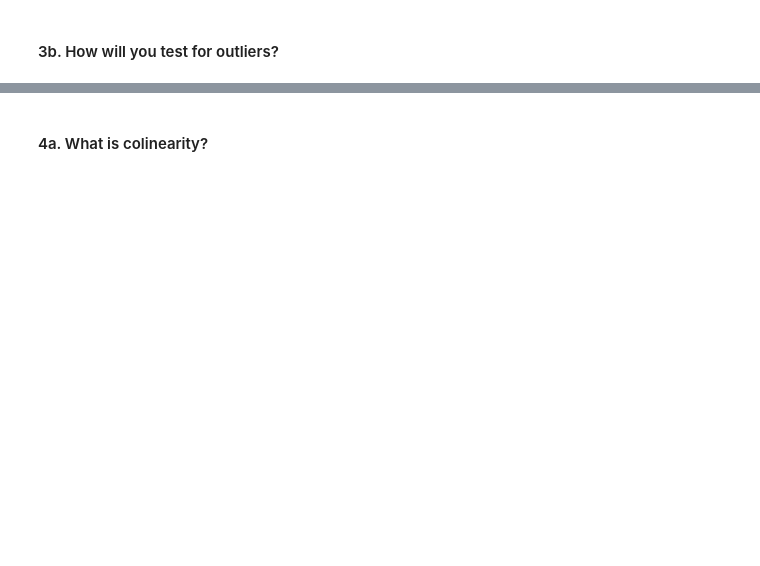
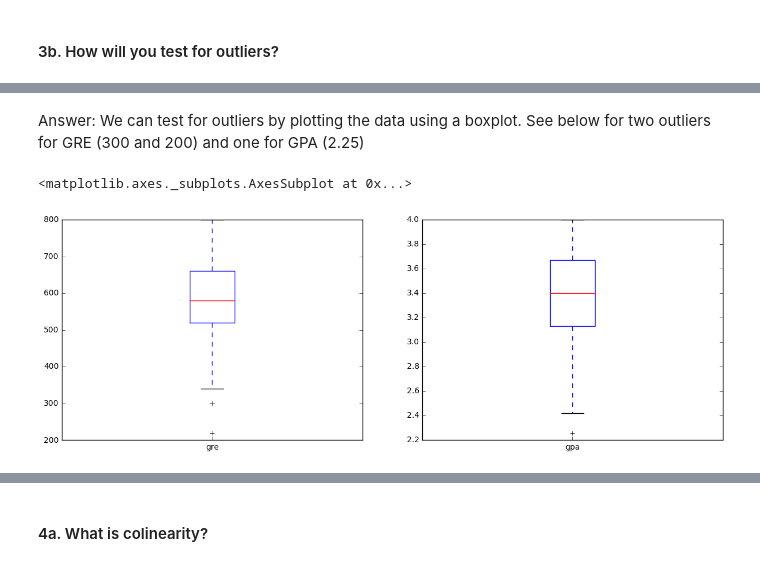
Before and after one commit to hhenningsg/Hannah-DS4, a Jupyter notebook: projects/unit-projects/project-1/starter-code/project1-starter.ipynb, the cells around one changed output, grey strips where cells are left out. Drawn from its saved outputs; the diff is of its cells as text; code cells hidden in the pictures; blank space fills up the shorter version.

```diff
--- a/projects/unit-projects/project-1/starter-code/project1-starter.ipynb
+++ b/projects/unit-projects/project-1/starter-code/project1-starter.ipynb
@@ -141,0 +191,10 @@ Test for outliers by plotting the data...boxplot
+# %% [markdown]
+Answer:
+We can test for outliers by plotting the data using a boxplot.  See below for two outliers for GRE (300 and 200) and one for GPA (2.25)
+# %%
+fig, axs = plt.subplots(1, 2, figsize = (15,5))
+df.gre.plot.box(ax=axs[0])
+df.gpa.plot.box(ax=axs[1])
+# %% [output]
+<matplotlib.axes._subplots.AxesSubplot at 0x...>
+[figure, added]
```
Also changed, not shown: parts of 35 cells of this notebook.
